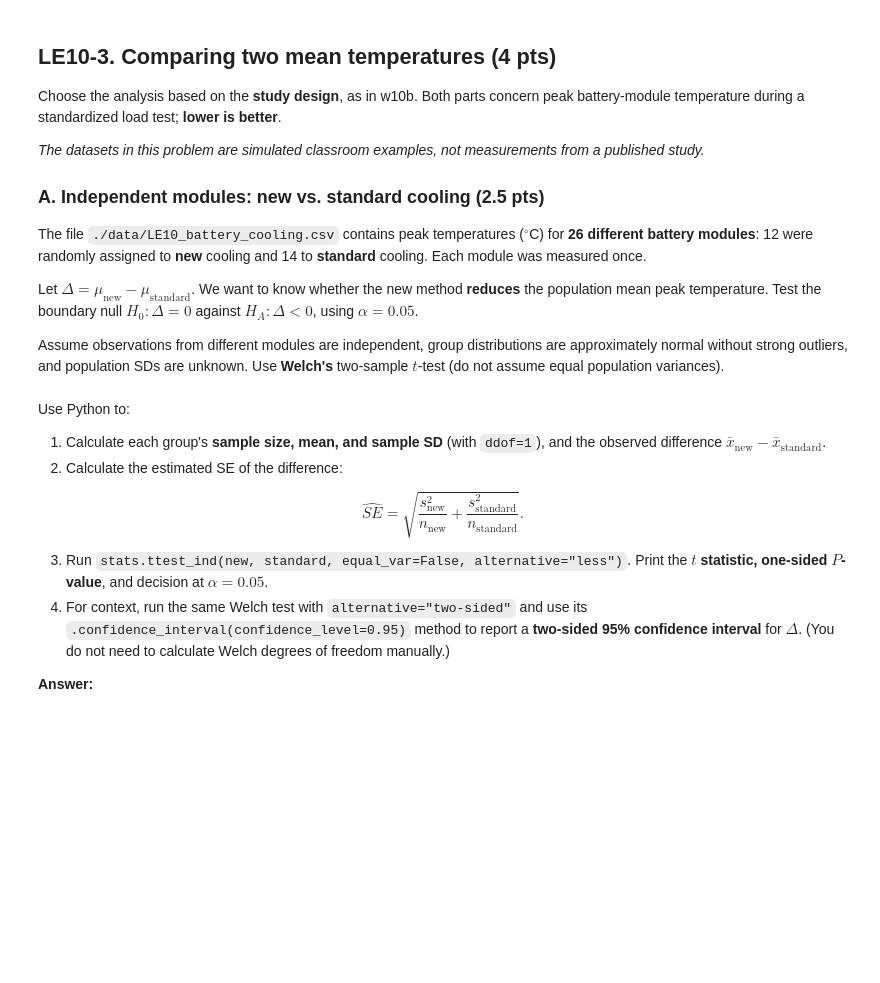
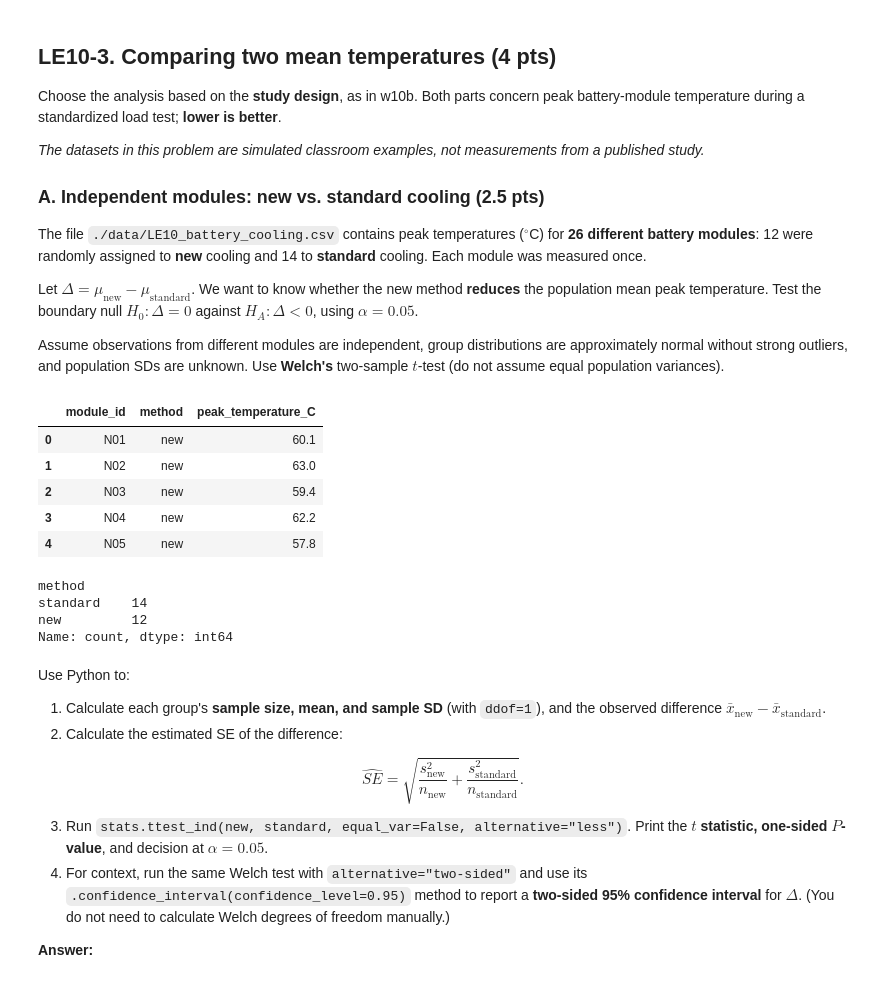
Before and after one commit to DanElkoni/26f-engr1451-2451, a Jupyter notebook: 1-assignments/LE10/LE10.ipynb, the cells around one changed output. Cells and saved outputs as stored; diff of their text form; code cells hidden in the pictures; blank space fills up the shorter version.

```diff
--- a/1-assignments/LE10/LE10.ipynb
+++ b/1-assignments/LE10/LE10.ipynb
@@ -158,14 +245,25 @@ Let $\Delta=\mu_{\mathrm{new}}-\mu_{\mathrm{standard}}$. We want to know whether
 
 Assume observations from different modules are independent, group distributions are approximately normal without strong outliers, and population SDs are unknown. Use **Welch's** two-sample $t$-test (do not assume equal population variances).
 # %%
-cooling = pd.read_csv("./data/LE10_battery_cooling.csv")
+cooling = pd.read_csv("./data/battery_cooling.csv")
 
 # The order is new minus standard: a negative difference favors the new method.
 new = cooling.loc[cooling["method"] == "new", "peak_temperature_C"].to_numpy()
 standard = cooling.loc[cooling["method"] == "standard", "peak_temperature_C"].to_numpy()
 
 display(cooling.head())
 print(cooling["method"].value_counts())
+# %% [output]
+|  | module_id | method | peak_temperature_C |
+| 0 | N01 | new | 60.1 |
+| 1 | N02 | new | 63.0 |
+| 2 | N03 | new | 59.4 |
+| 3 | N04 | new | 62.2 |
+| 4 | N05 | new | 57.8 |
+method
+standard    14
+new         12
+Name: count, dtype: int64
 # %% [markdown]
 Use Python to:
 
```
Also changed, not shown: parts of 8 cells of this notebook.
